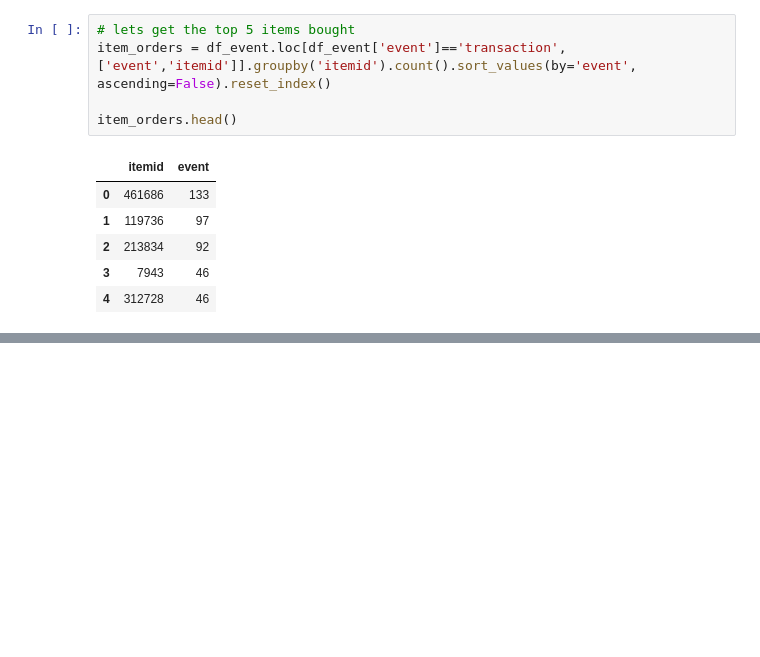
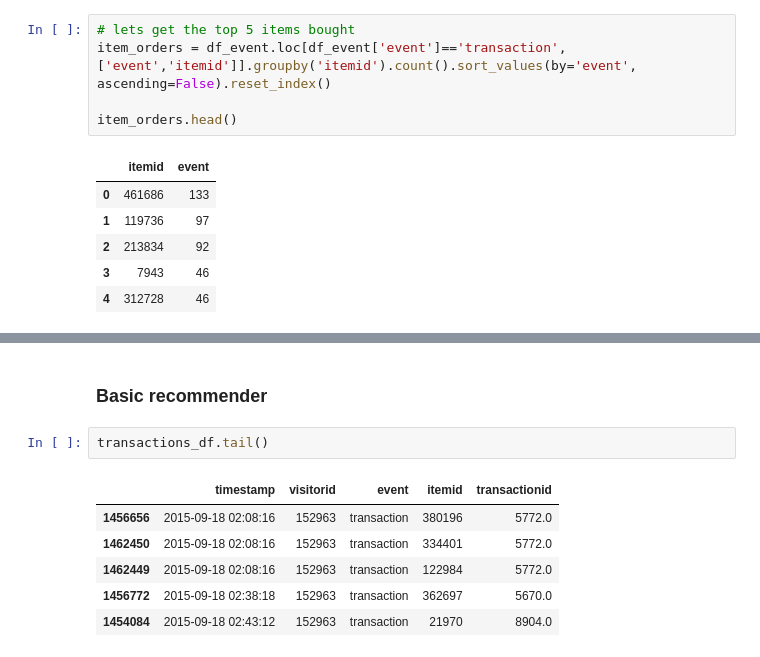
Before and after one commit to Ashu-42/TwoStage_RecommenderSystems_RetailRocket, a Jupyter notebook: notebook/01_data_preprocessing.ipynb, the cells around one changed output, grey strips where cells are left out. Cells and saved outputs as stored; diff of their text form; blank space fills up the shorter version.

```diff
--- a/notebook/01_data_preprocessing.ipynb
+++ b/notebook/01_data_preprocessing.ipynb
@@ -321,0 +459,11 @@ temp_array[temp_array == False].size
+# %% [markdown]
+### Basic recommender
+# %%
+transactions_df.tail()
+# %% [output]
+|  | timestamp | visitorid | event | itemid | transactionid |
+| 1456656 | 2015-09-18 02:08:16 | 152963 | transaction | 380196 | 5772.0 |
+| 1462450 | 2015-09-18 02:08:16 | 152963 | transaction | 334401 | 5772.0 |
+| 1462449 | 2015-09-18 02:08:16 | 152963 | transaction | 122984 | 5772.0 |
+| 1456772 | 2015-09-18 02:38:18 | 152963 | transaction | 362697 | 5670.0 |
+| 1454084 | 2015-09-18 02:43:12 | 152963 | transaction | 21970 | 8904.0 |
```
Also changed, not shown: parts of 40 cells of this notebook.
